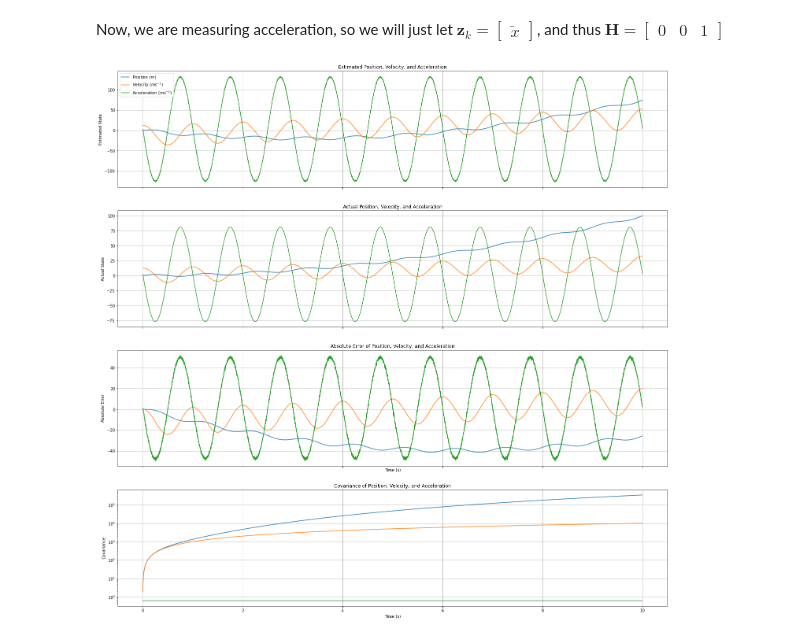
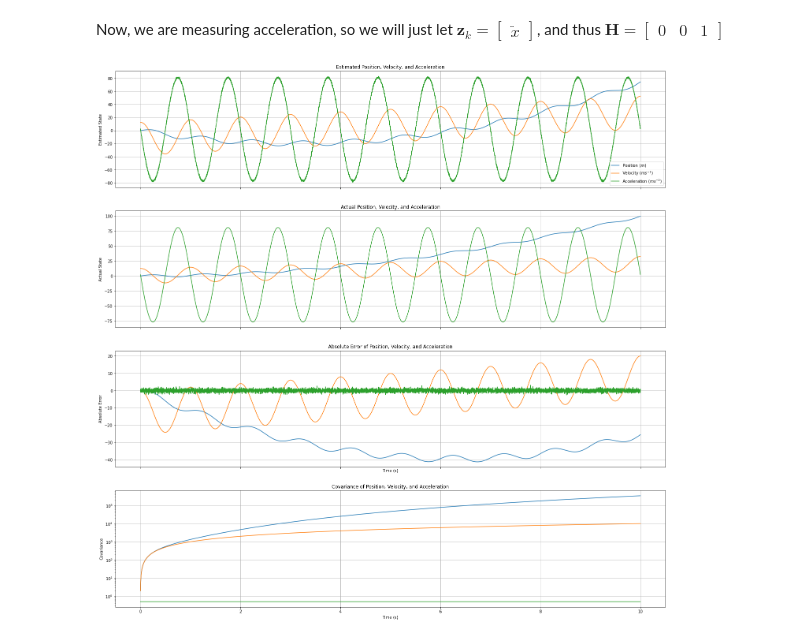
Before and after one commit to whilo192/hardware-navigation, a Jupyter notebook: py-kalman/acceleration-1d.ipynb, the cells around one changed output. Cells and saved outputs as stored; diff of their text form; code cells hidden in the pictures.

```diff
--- a/py-kalman/acceleration-1d.ipynb
+++ b/py-kalman/acceleration-1d.ipynb
@@ -12,6 +12,6 @@ $$\mathbf{F} = \begin{bmatrix} 1 & \Delta t & \frac{1}{2} \Delta t  2 \\ 0 & 1 &
 # %%
 DT = 0.001
-F = np.matrix([[1, DT, 0.5 * DT ** 2], [0, 1, DT], [0, 0, 1]])
+F = np.matrix([[1, DT, 0.5 * DT ** 2], [0, 1, DT], [0, 0, 0]])
 t_vals = [x * DT for x in range(0,10000)]
 # %% [markdown]
 Since the acceleration is still the only thing perturbing the system we can conclude
@@ -19,5 +19,5 @@ $$\mathbf{B} = \begin{bmatrix} \frac{1}{2} {\Delta t}^2 & 0 & 0\\ 0 & \Delta t &
 # %%
-B = np.matrix([[0.5 * DT ** 2, 0, 0], [0, DT, 0], [0, 0, 1]])
+B = np.matrix([[0.5 * DT ** 2], [DT], [1]])
 # %% [markdown]
 Now, we are measuring acceleration, so we will just let $\mathbf{z}_k = \begin{bmatrix} \ddot{x} \end{bmatrix}$, and thus $\mathbf{H} = \begin{bmatrix} 0 & 0 & 1 \end{bmatrix}$
 # %%
@@ -54,9 +54,9 @@ for (i, t) in enumerate(t_vals):
     accel = a_act + float(np.random.normal(0, GN, (1, 1)))
     z = a_act + float(np.random.normal(0, GN, (1, 1)))
 
-    u = np.matrix([[accel], [accel], [accel]])
+    u = accel
 
-    x_new = F.dot(x) + B.dot(u)
+    x_new = F.dot(x) + u * B
     p_new = F.dot(p).dot(F.T) + q
 
     y = z - H.dot(x_new)
@@ -84,32 +84,32 @@ axes[0].plot(t_vals, kalman_state[:, 1], label="Velocity ($ms^{-1}$)")
 axes[0].plot(t_vals, kalman_state[:, 2], label="Acceleration ($ms^{-2}$)")
 axes[0].grid(True)
 axes[0].set_title("Estimated Position, Velocity, and Acceleration")
 axes[0].set(ylabel = "Estimated State")
 axes[0].legend()
 
 axes[1].plot(t_vals, act_state[:, 0])
 axes[1].plot(t_vals, act_state[:, 1])
 axes[1].plot(t_vals, act_state[:, 2])
 axes[1].grid(True)
 axes[1].set_title("Actual Position, Velocity, and Acceleration")
 axes[1].set(ylabel = "Actual State")
 
 err_vals = kalman_state - act_state
 
 axes[2].plot(t_vals, err_vals[:, 0])
 axes[2].plot(t_vals, err_vals[:, 1])
 axes[2].plot(t_vals, err_vals[:, 2])
 axes[2].grid(True)
 axes[2].set_title("Absolute Error of Position, Velocity, and Acceleration")
-axes[2].set(xlabel = "Time (s)", ylabel = "Absolute Error")
+axes[2].set(ylabel = "Absolute Error")
 
 axes[3].semilogy(t_vals, cov_state[:, 0])
 axes[3].semilogy(t_vals, cov_state[:, 1])
 axes[3].semilogy(t_vals, cov_state[:, 2])
 axes[3].grid(True)
 axes[3].set_title("Covariance of Position, Velocity, and Acceleration")
 axes[3].set(xlabel = "Time (s)", ylabel = "Covariance")
 
 plt.show()
 # %% [output]
-[figure, old version]
+[figure, new version]
```
Also changed, not shown: parts of 2 cells of this notebook, 3 other files.
